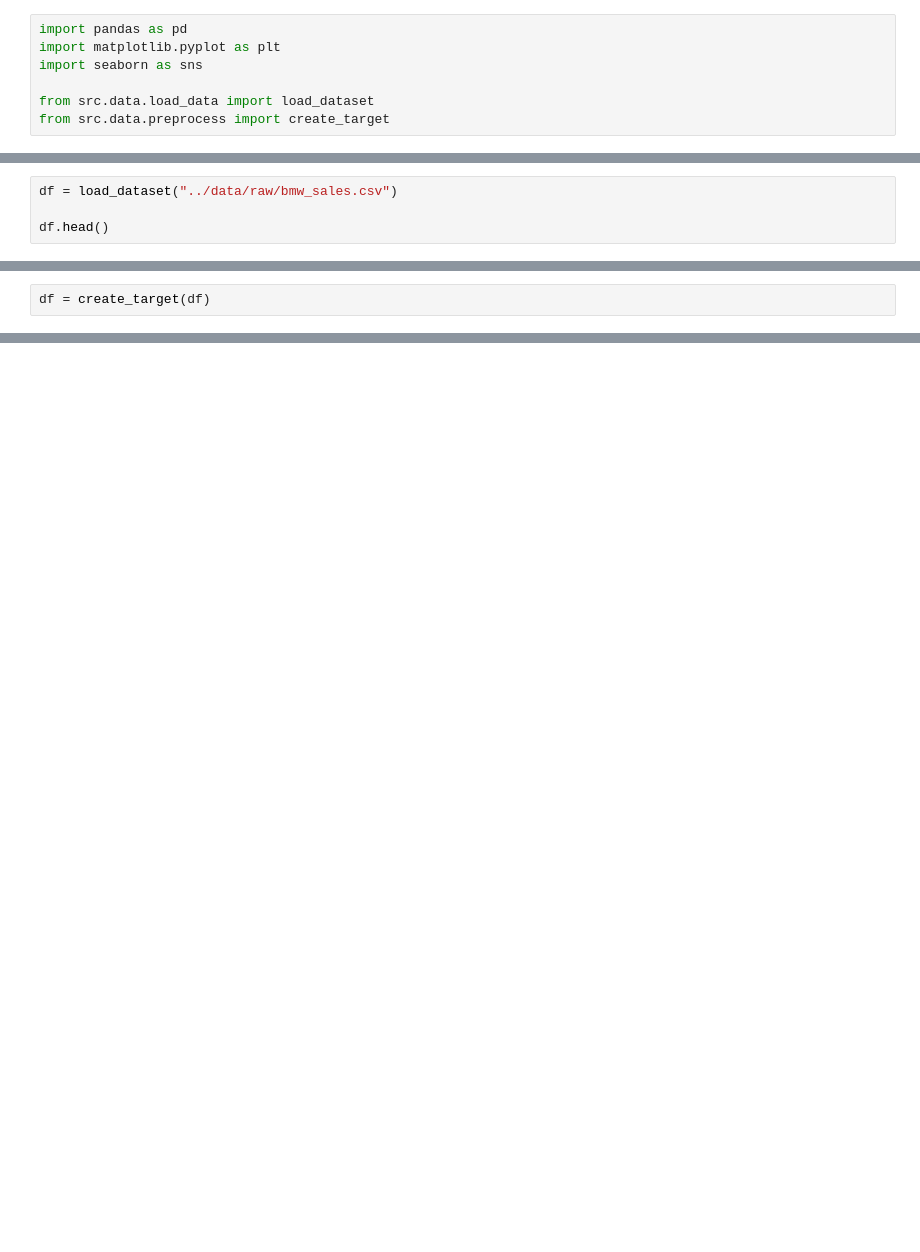
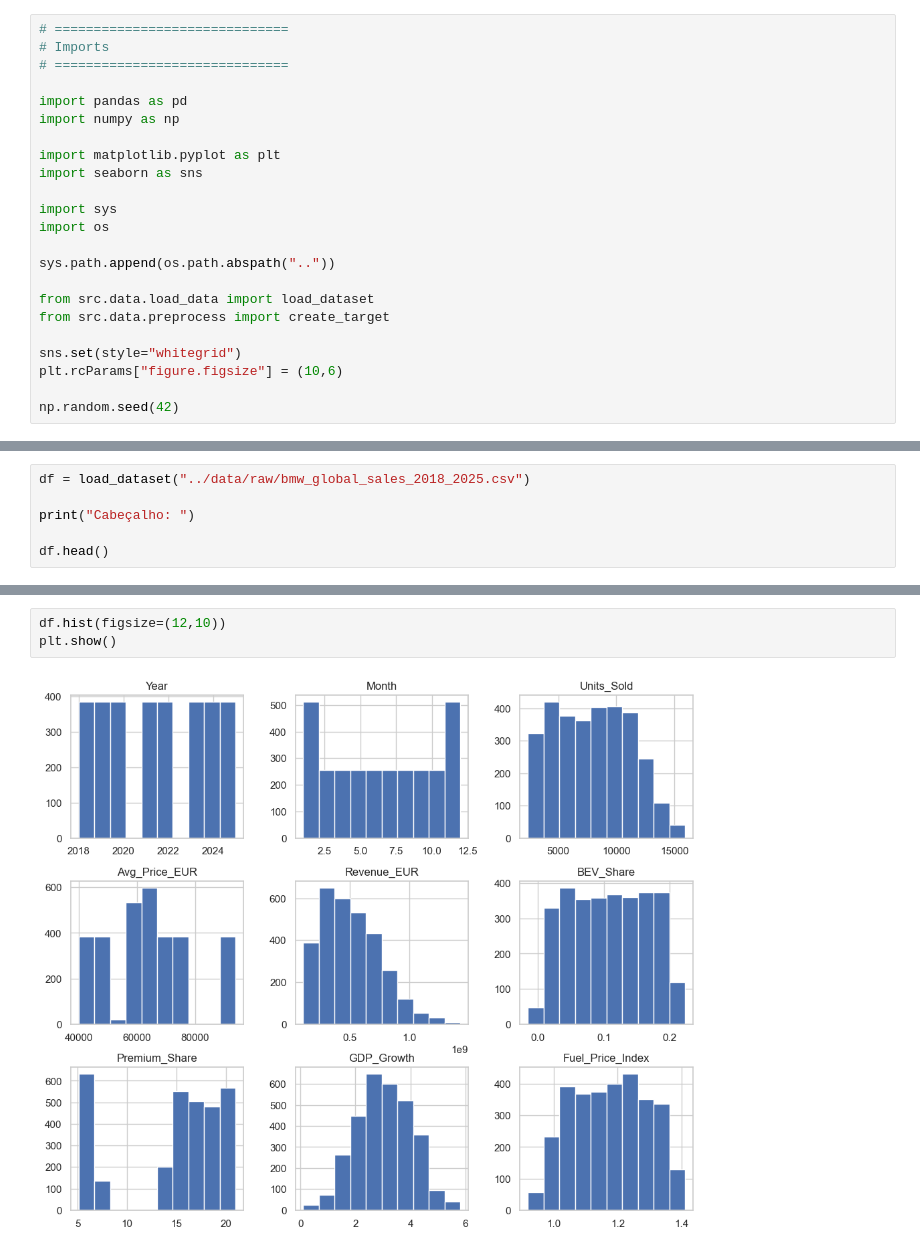
Before and after one commit to BraianMontoro/BWM_REGRESSION_MODEL, a Jupyter notebook: notebooks/01_eda.ipynb, the cells around one changed output, grey strips where cells are left out. Saved outputs shown, nothing was run; the diff lists cells and outputs as text; blank space fills up the shorter version.

```diff
--- a/notebooks/01_eda.ipynb
+++ b/notebooks/01_eda.ipynb
@@ -3,7 +24,23 @@ Importando bibliotecas
 # %%
+# ==============================
+# Imports
+# ==============================
+
 import pandas as pd
+import numpy as np
+
 import matplotlib.pyplot as plt
 import seaborn as sns
 
+import sys
+import os
+
+sys.path.append(os.path.abspath(".."))
+
 from src.data.load_data import load_dataset
 from src.data.preprocess import create_target
+
+sns.set(style="whitegrid")
+plt.rcParams["figure.figsize"] = (10,6)
+
+np.random.seed(42)
@@ -10,4 +57,6 @@ from src.data.preprocess import create_target
 # %%
-df = load_dataset("../data/raw/bmw_sales.csv")
+df = load_dataset("../data/raw/bmw_global_sales_2018_2025.csv")
+
+print("Cabeçalho: ")
 
 df.head()
@@ -23,2 +155,0 @@ plt.title("Distribution of EV adoption")
-# %%
-df = create_target(df)
@@ -26,0 +166,5 @@ df["High_EV_Adoption"].value_counts(normalize=True)
+# %%
+df.hist(figsize=(12,10))
+plt.show()
+# %% [output]
+[figure, added]
```
Also changed, not shown: parts of 24 cells of this notebook.
